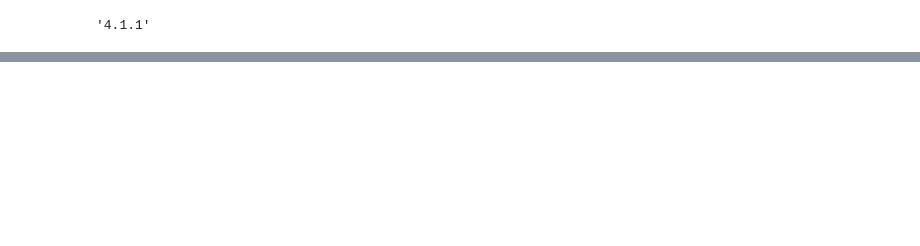
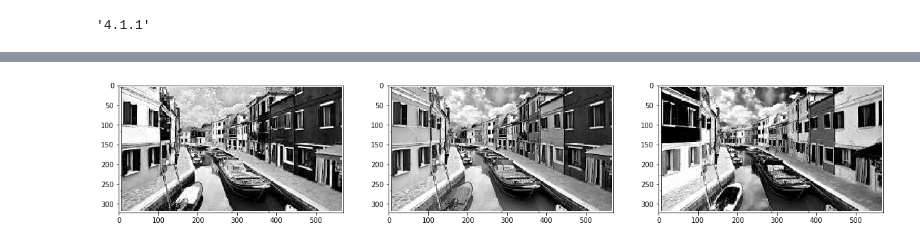
Before and after one commit to ghostleek/DataScience, a Jupyter notebook: tutorialAttempts/openCV_19Nov2019.ipynb, the cells around one changed output, grey strips where cells are left out. Saved outputs shown, nothing was run; the diff lists cells and outputs as text; code cells hidden in the pictures; blank space fills up the shorter version.

```diff
--- a/tutorialAttempts/openCV_19Nov2019.ipynb
+++ b/tutorialAttempts/openCV_19Nov2019.ipynb
@@ -15,0 +28,9 @@ TypeError: Image data of dtype object cannot be converted to float
+# %%
+# Plot the three channels of the image
+fig, axs = plt.subplots(nrows = 1, ncols = 3, figsize = (20, 20))
+for i in range(0, 3):
+    ax = axs[i]
+    ax.imshow(img_rgb[:, :, i], cmap = 'gray')
+plt.show()
+# %% [output]
+[figure, added]
```
Also changed, not shown: parts of 3 cells of this notebook.
